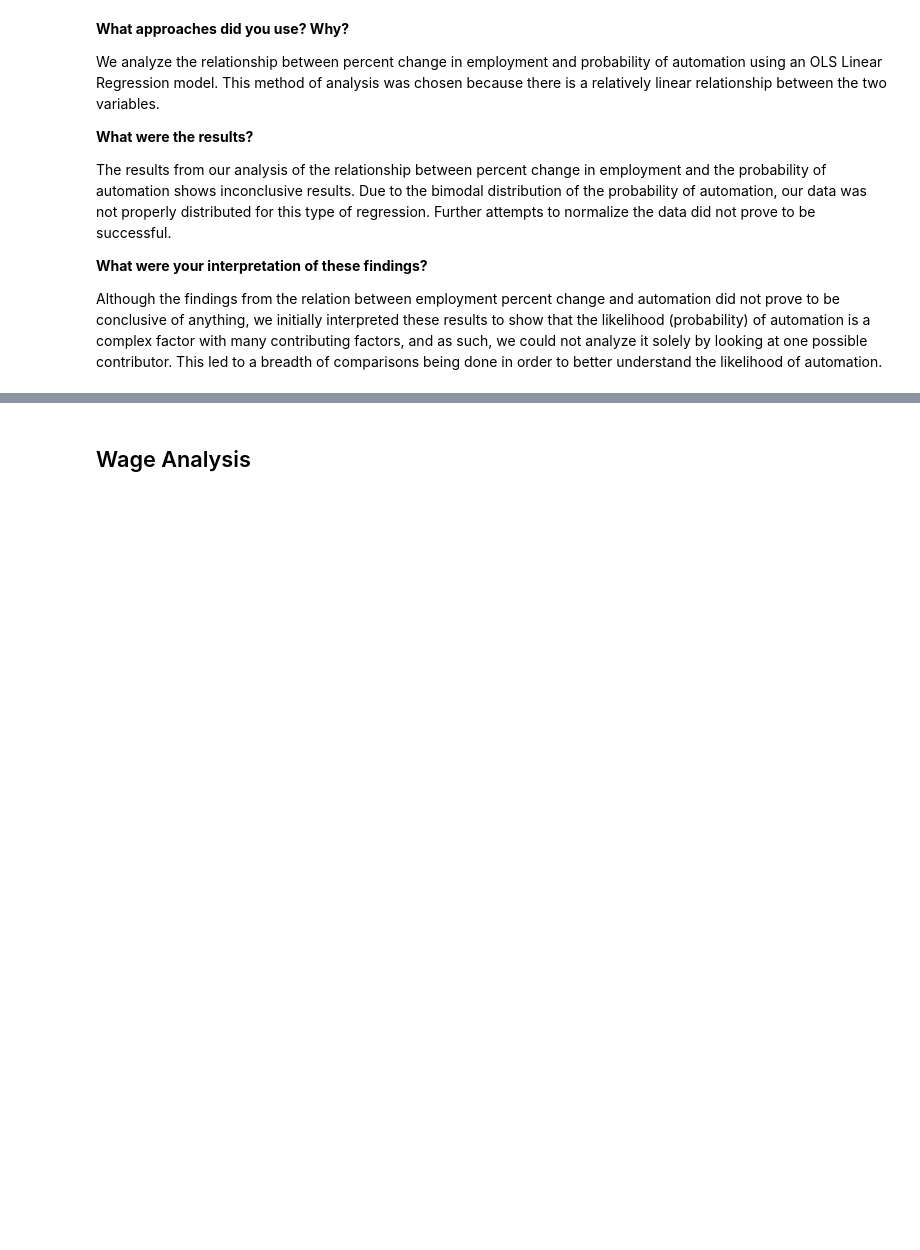
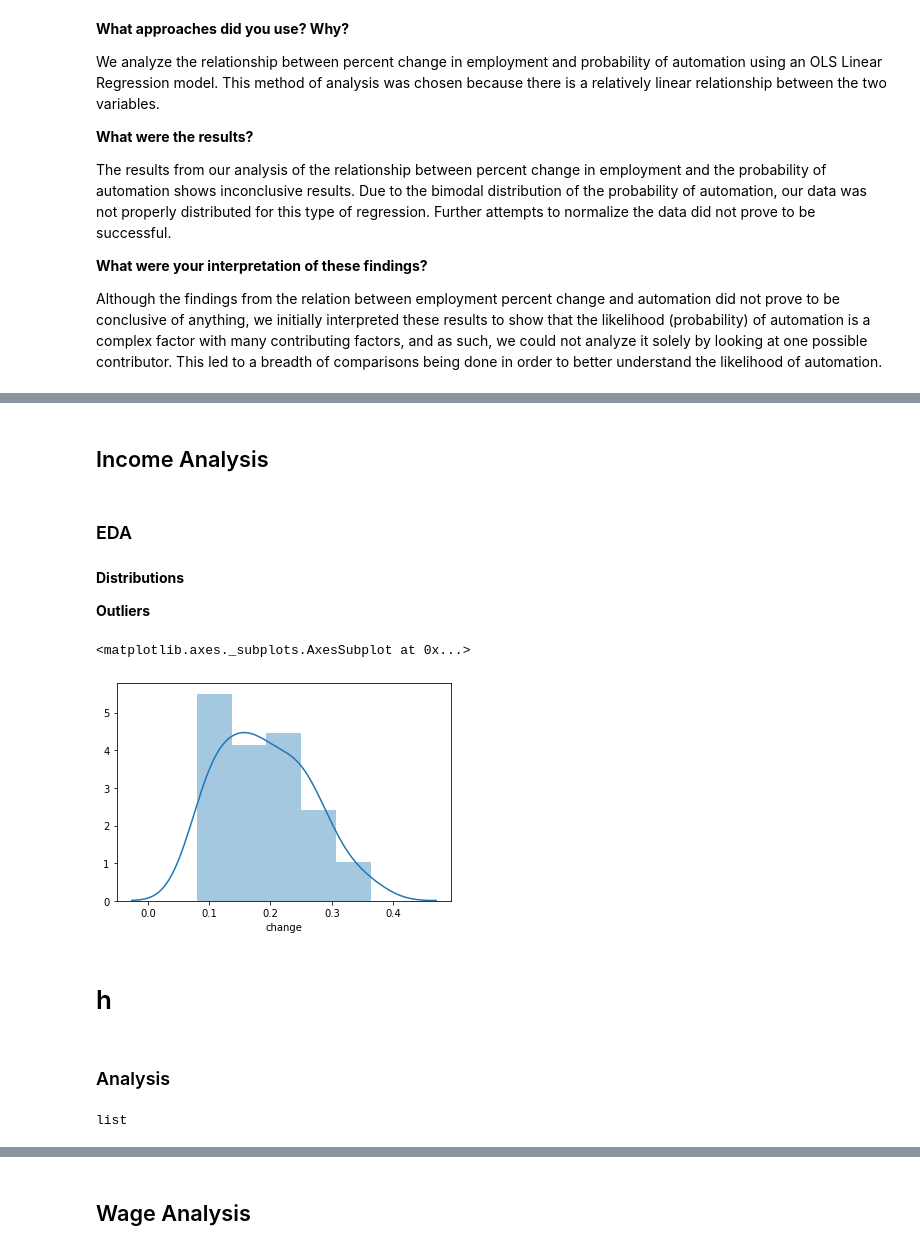
Before and after one commit to COGS108/group11_sp20, a Jupyter notebook: FinalProject_group11.ipynb, the cells around one changed output, grey strips where cells are left out. Drawn from its saved outputs; the diff is of its cells as text; code cells hidden in the pictures; blank space fills up the shorter version.

```diff
--- a/FinalProject_group11.ipynb
+++ b/FinalProject_group11.ipynb
@@ -230,6 +234,19 @@ for state in states:
 
 # Don't need SOC values, so remove
 #df_prob.drop(columns=['SOC'],inplace=True)
+# %%
+income = income[['GeoName', 'LineCode','2008', '2009', '2010', '2011', '2012', '2013', '2014' , '2015', '2016', '2017']]
+income = income[income.LineCode == 1.0]
+income = income.loc[income.index > 0]
+# %%
+income = income.reset_index()
+income = income.drop('index', 1)
+# %%
+N = 2
+totalIn = income.groupby(income.index // N).sum()
+# %%
+totalIn['change'] = totalIn['2017'] - totalIn['2008']
+totalIn['change'] = totalIn['change'] / totalIn['2008']
 # %% [markdown]
 # Data Analysis & Results
 # %% [markdown]
@@ -325,3 +342,30 @@ Covariance Type:            nonrobust
 
 Warnings:
 [1] Standard Errors assume that the covariance matrix of the errors is correctly specified.
+# %% [markdown]
+## Income Analysis
+# %% [markdown]
+### EDA
+# %% [markdown]
+**Distributions**
+
+**Outliers**
+# %%
+sns.distplot(totalIn.change)
+# %% [output]
+<matplotlib.axes._subplots.AxesSubplot at 0x...>
+[figure, added]
+# %% [markdown]
+# h
+# %% [markdown]
+### Analysis
+# %%
+# Build composite likelihood of unemployment per state
+state_likelihood = []
+for state in states:
+    likelihood = 0
+    for index in range(len(df_prob)):
+        likelihood += df_prob['Probability'][index] * df_prob[state][index]
+    state_likelihood.append(likelihood)
+# %% [output]
+list
```
Also changed, not shown: parts of 14 cells of this notebook.
